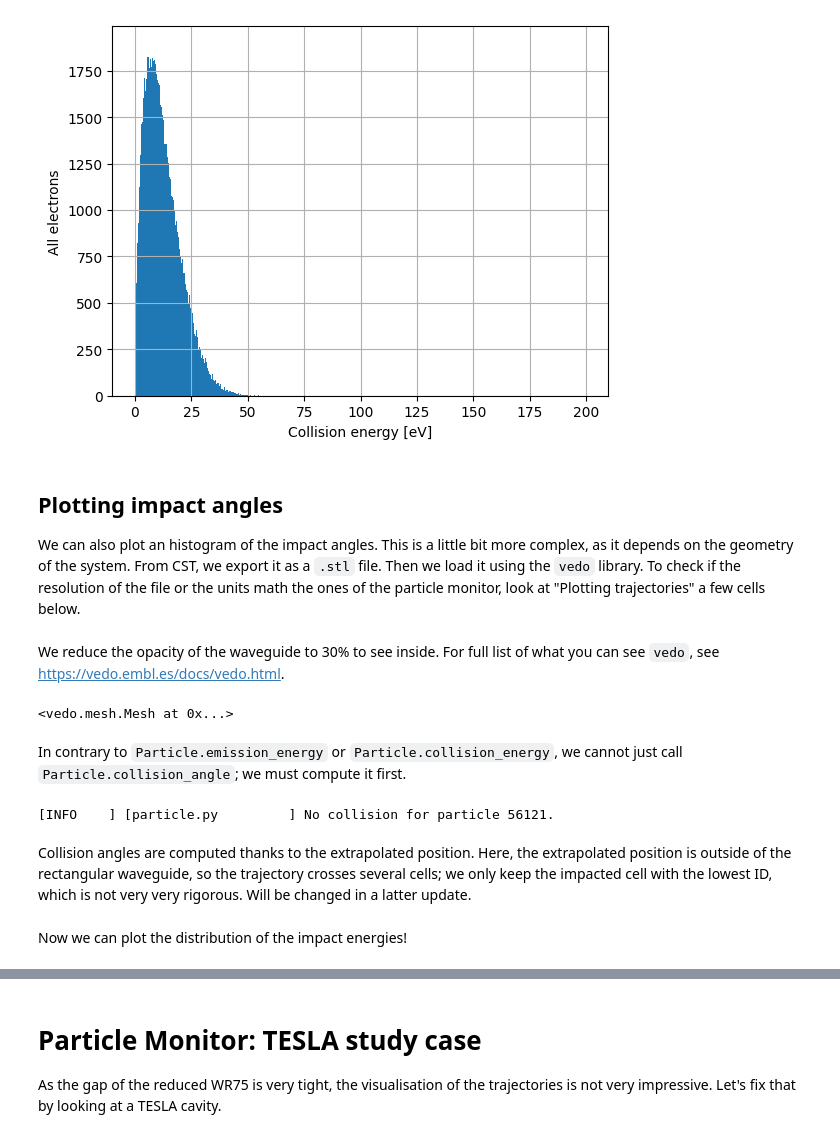
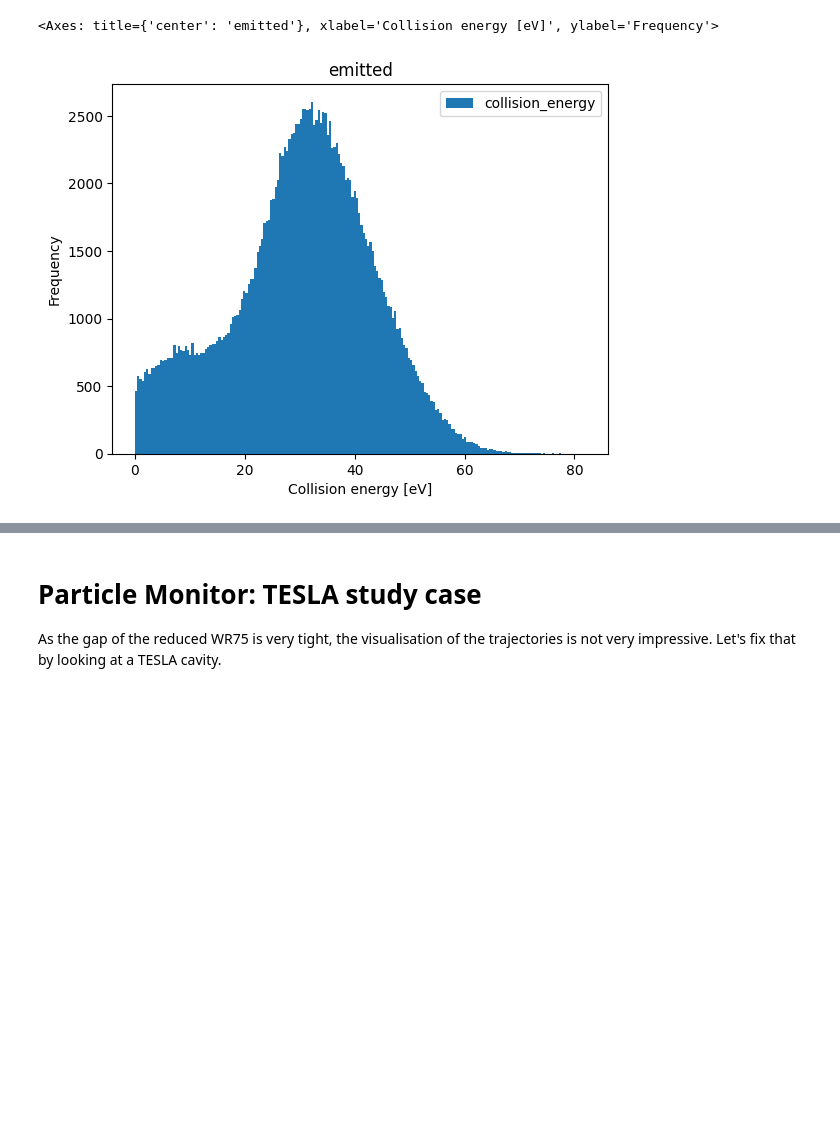
Before and after one commit to AdrienPlacais/Simulia_Multipactor_lib, a Jupyter notebook: docs/manual/notebooks/particle_monitor.ipynb, the cells around one changed output, grey strips where cells are left out. Cells and saved outputs as stored; diff of their text form; code cells hidden in the pictures; blank space fills up the shorter version.

Commit message:
better UI

```diff
--- a/docs/manual/notebooks/particle_monitor.ipynb
+++ b/docs/manual/notebooks/particle_monitor.ipynb
@@ -26,0 +19,11 @@ vedo.settings.default_backend= '2d'
+# %%
+plotter = DefaultPlotter(
+    # To output interactive 3d in .html (needs k3d library):
+    # vedo_backend="k3d",
+    # To output interactive 3d that does not appear in .html:
+    # (this is my default choice for python scripts called from bash)
+    # vedo_backend="vtk",
+    # To output non-interactive 2d only, but that creates an image in .html:
+    # (better for online documentation)
+    vedo_backend="2d",
+)
@@ -30,3 +40,4 @@ First of all, we define the paths to the folder with all the `.txt` file produce
 # %%
-example_data = Path("..", "data", "cst")
-folder, delimiter = Path(example_data, "WR75_reduced", "Export", "3d"), None
+stl_path = Path("../data/cst/WR75_reduced/wr75.stl")
+folder_particle_monitor=Path("../data/cst/WR75_reduced/Export/3d")
+folder_results=Path("../../../examples/cst/Export_Parametric/0307-5216540")
@@ -36,0 +46,7 @@ my_particle_monitor = ParticleMonitor.from_folder(folder, delimiter=delimiter)
+# %%
+factory = CSTResultsFactory(
+    plotter=plotter,
+    freq_ghz=1.30145,
+    stl_path=stl_path,
+    stl_alpha=0.3,
+)
@@ -36,0 +58,6 @@ my_particle_monitor = ParticleMonitor.from_folder(folder, delimiter=delimiter)
+# %%
+result: CSTResults = factory.from_simulation_folder(
+    folderpath=folder_results,
+    folder_particle_monitor=folder_particle_monitor,
+    # load_first_n_particles=10,
+)
@@ -51,10 +93,11 @@ To plot the distribution of the collision energies, the syntax is very similar.
 # %%
-bins = 1000
-hist_range = (0., 2e2)
-fig = plot_collision_energies(my_particle_monitor, bins=bins, hist_range=hist_range)
+result.hist(
+    "collision_energy",
+    filter="emitted",
+    # This filter would select only the particles appearing in the simulation
+    # after 10ns:
+    # filter=lambda particle: particle.time[0] >= 10.0,
+)
 # %% [output]
+<Axes: title={'center': 'emitted'}, xlabel='Collision energy [eV]', ylabel='Frequency'>
-[figure, old version]
+[figure, new version]
-# %% [markdown]
-## Plotting impact angles
-We can also plot an histogram of the impact angles. This is a little bit more complex, as it depends on the geometry of the system. From CST, we export it as a `.stl` file. Then we load it using the `vedo` library.
-To check if the resolution of the file or the units math the ones of the particle monitor, look at "Plotting trajectories" a few cells below.
@@ -64,18 +103,0 @@ my_mesh = vedo.load(str(stl_file))
-# %% [markdown]
-We reduce the opacity of the waveguide to 30% to see inside. For full list of what you can see `vedo`, see https://vedo.embl.es/docs/vedo.html.
-# %%
-my_mesh.alpha(0.3)
-# %% [output]
-<vedo.mesh.Mesh at 0x...>
-# %% [markdown]
-In contrary to `Particle.emission_energy` or `Particle.collision_energy`, we cannot just call `Particle.collision_angle`; we must compute it first.
-# %%
-my_particle_monitor.compute_collision_angles(my_mesh,
-                                             warn_multiple_collisions=False,
-                                             warn_no_collision=True)
-# %% [output]
-[INFO    ] [particle.py         ] No collision for particle 56121.
-# %% [markdown]
-Collision angles are computed thanks to the extrapolated position. Here, the extrapolated position is outside of the rectangular waveguide, so the trajectory crosses several cells; we only keep the impacted cell with the lowest ID, which is not very very rigorous. Will be changed in a latter update.
-# %% [markdown]
-Now we can plot the distribution of the impact energies!
```
Also changed, not shown: parts of 28 cells of this notebook, 5 other files.
